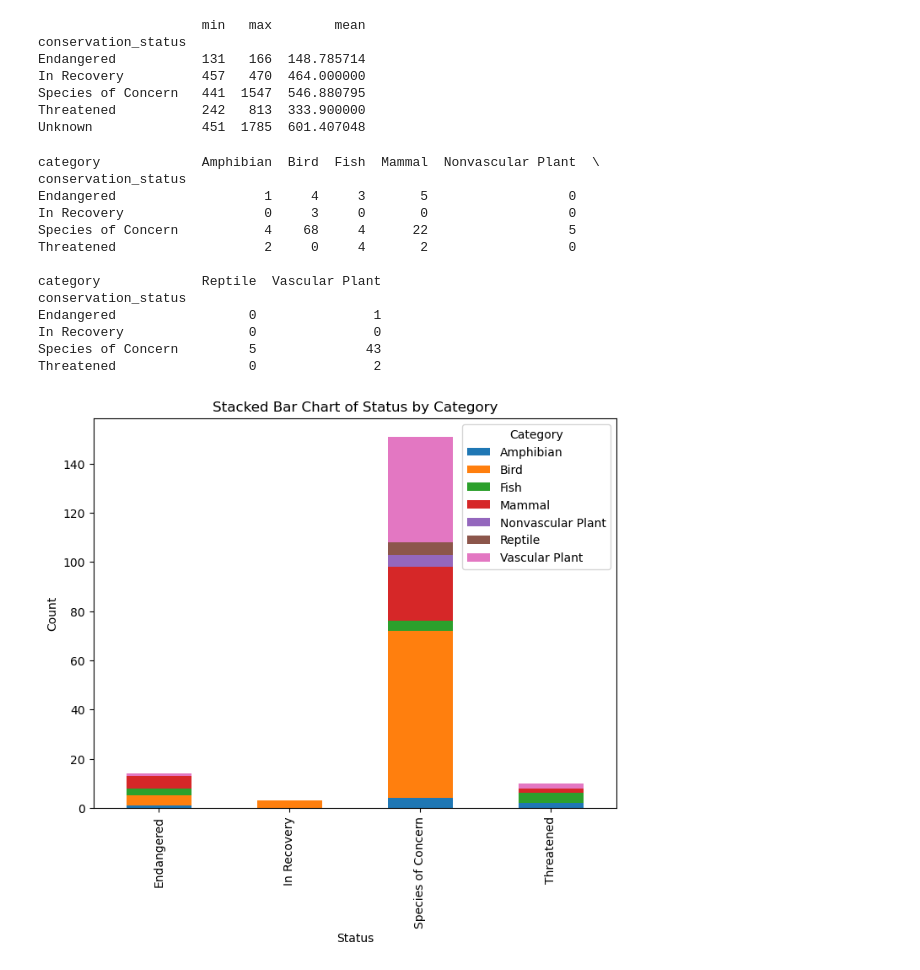
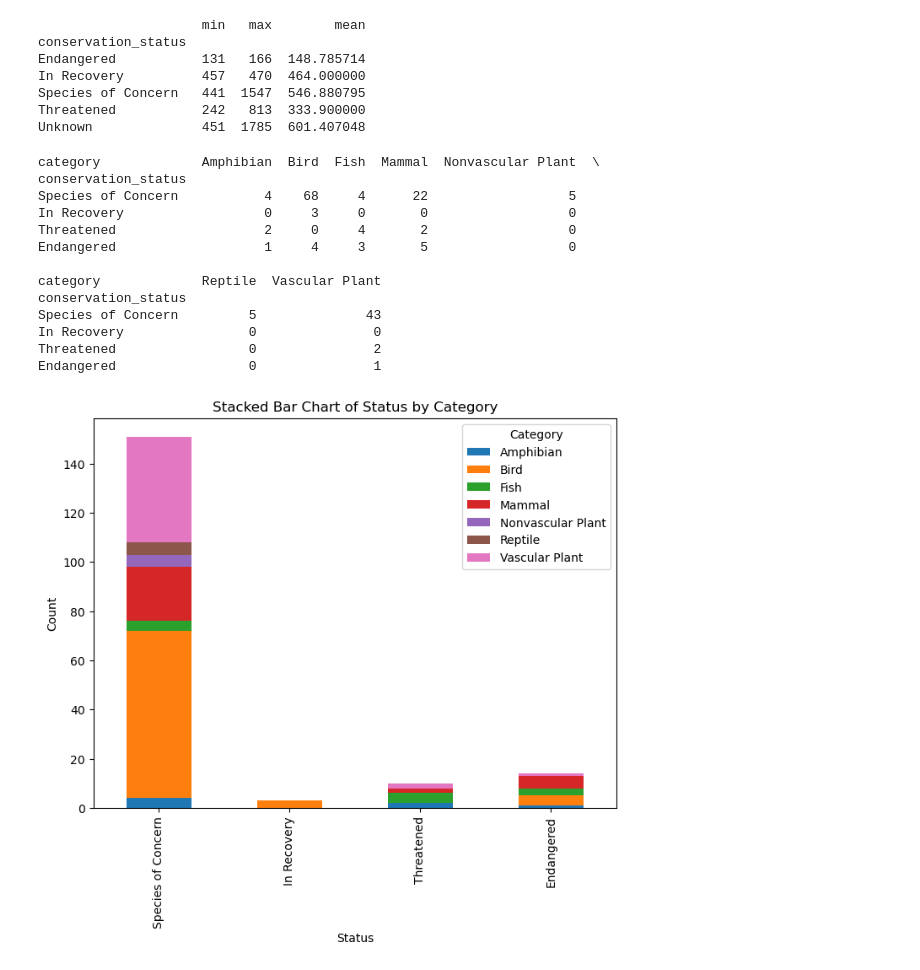
Before and after one commit to pedrodinism/Biodiversity, a Jupyter notebook: biodiversity.ipynb, the cells around one changed output. Saved outputs shown, nothing was run; the diff lists cells and outputs as text; code cells hidden in the pictures.

```diff
--- a/biodiversity.ipynb
+++ b/biodiversity.ipynb
@@ -128,35 +127,37 @@ Unknown              451  1785  601.407048
 # %%
 ## What is the category more endangerous?
 
 result = pd.crosstab(merged_df['conservation_status'], merged_df['category'])
 
 # Remove a specific status (e.g., "Unknown")
 result = result.drop(index='Unknown', errors='ignore')
+custom_order = ['Species of Concern', 'In Recovery', 'Threatened', 'Endangered']
+result = result.reindex(custom_order)
 
 print(result)
 
 result.plot(kind='bar', stacked=True, figsize=(8,6))
 
 # Labels and title
 plt.xlabel('Status')
 plt.ylabel('Count')
 plt.title('Stacked Bar Chart of Status by Category')
 plt.legend(title='Category')
 
 # Show the plot
 plt.show()
 # %% [output]
 category             Amphibian  Bird  Fish  Mammal  Nonvascular Plant  \
 conservation_status
+Species of Concern           4    68     4      22                  5
+In Recovery                  0     3     0       0                  0
+Threatened                   2     0     4       2                  0
 Endangered                   1     4     3       5                  0
-In Recovery                  0     3     0       0                  0
-Species of Concern           4    68     4      22                  5
-Threatened                   2     0     4       2                  0
 
 category             Reptile  Vascular Plant
 conservation_status
+Species of Concern         5              43
+In Recovery                0               0
+Threatened                 0               2
 Endangered                 0               1
-In Recovery                0               0
-Species of Concern         5              43
-Threatened                 0               2
-[figure, old version]
+[figure, new version]
```
Also changed, not shown: parts of 1 cell of this notebook.
